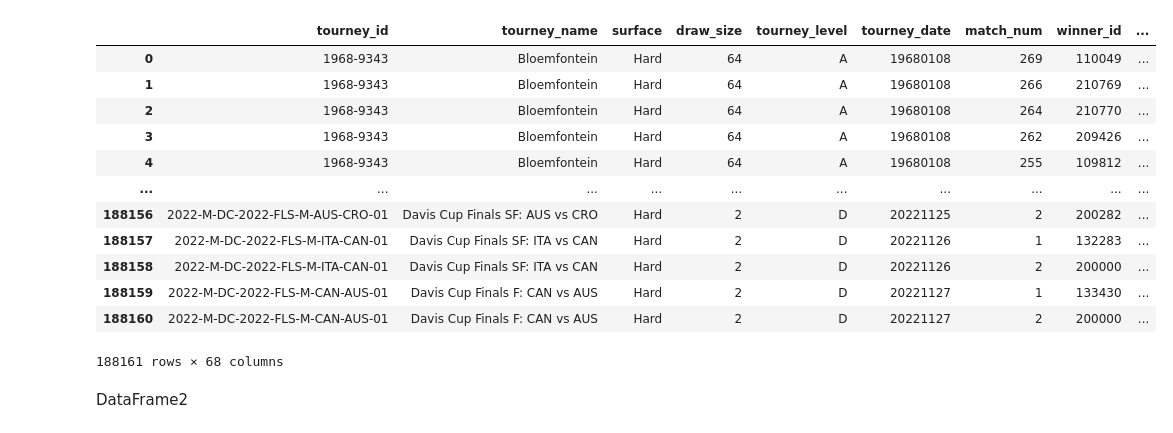
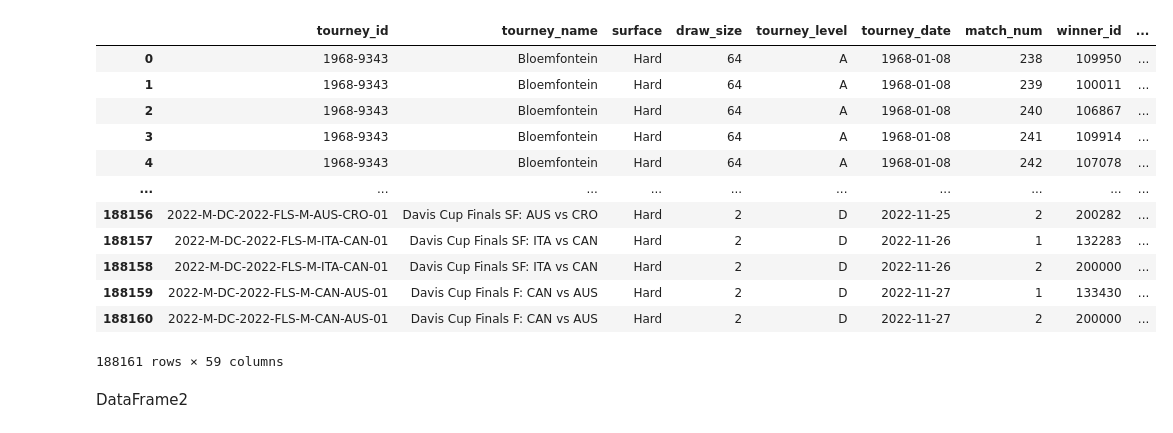
Before and after one commit to turulix/BI_Projekt, a Jupyter notebook: Aufgabe_4.ipynb, the cells around one changed output. Drawn from its saved outputs; the diff is of its cells as text; code cells hidden in the pictures.

```diff
--- a/Aufgabe_4.ipynb
+++ b/Aufgabe_4.ipynb
@@ -20,21 +20,21 @@ Bei df handelt es sich um ein gescheiterten Versuch Gescheiterter Versuch
 # %%
 df2 = pd.read_csv('data/atp_matches_till_2022_with_career.csv')
-df
-# gesammte laufzeit max 5 min
+df2
+# gesamte laufzeit max. 5 min
 # %% [output]
 |  | tourney_id | tourney_name | surface | draw_size | tourney_level | tourney_date | match_num | winner_id | ... |
-| 0 | 1968-9343 | Bloemfontein | Hard | 64 | A | 19680108 | 269 | 110049 | ... |
-| 1 | 1968-9343 | Bloemfontein | Hard | 64 | A | 19680108 | 266 | 210769 | ... |
-| 2 | 1968-9343 | Bloemfontein | Hard | 64 | A | 19680108 | 264 | 210770 | ... |
-| 3 | 1968-9343 | Bloemfontein | Hard | 64 | A | 19680108 | 262 | 209426 | ... |
-| 4 | 1968-9343 | Bloemfontein | Hard | 64 | A | 19680108 | 255 | 109812 | ... |
+| 0 | 1968-9343 | Bloemfontein | Hard | 64 | A | 1968-01-08 | 238 | 109950 | ... |
+| 1 | 1968-9343 | Bloemfontein | Hard | 64 | A | 1968-01-08 | 239 | 100011 | ... |
+| 2 | 1968-9343 | Bloemfontein | Hard | 64 | A | 1968-01-08 | 240 | 106867 | ... |
+| 3 | 1968-9343 | Bloemfontein | Hard | 64 | A | 1968-01-08 | 241 | 109914 | ... |
+| 4 | 1968-9343 | Bloemfontein | Hard | 64 | A | 1968-01-08 | 242 | 107078 | ... |
 | ... | ... | ... | ... | ... | ... | ... | ... | ... | ... |
-| 188156 | 2022-M-DC-2022-FLS-M-AUS-CRO-01 | Davis Cup Finals SF: AUS vs CRO | Hard | 2 | D | 20221125 | 2 | 200282 | ... |
-| 188157 | 2022-M-DC-2022-FLS-M-ITA-CAN-01 | Davis Cup Finals SF: ITA vs CAN | Hard | 2 | D | 20221126 | 1 | 132283 | ... |
-| 188158 | 2022-M-DC-2022-FLS-M-ITA-CAN-01 | Davis Cup Finals SF: ITA vs CAN | Hard | 2 | D | 20221126 | 2 | 200000 | ... |
-| 188159 | 2022-M-DC-2022-FLS-M-CAN-AUS-01 | Davis Cup Finals F: CAN vs AUS | Hard | 2 | D | 20221127 | 1 | 133430 | ... |
-| 188160 | 2022-M-DC-2022-FLS-M-CAN-AUS-01 | Davis Cup Finals F: CAN vs AUS | Hard | 2 | D | 20221127 | 2 | 200000 | ... |
+| 188156 | 2022-M-DC-2022-FLS-M-AUS-CRO-01 | Davis Cup Finals SF: AUS vs CRO | Hard | 2 | D | 2022-11-25 | 2 | 200282 | ... |
+| 188157 | 2022-M-DC-2022-FLS-M-ITA-CAN-01 | Davis Cup Finals SF: ITA vs CAN | Hard | 2 | D | 2022-11-26 | 1 | 132283 | ... |
+| 188158 | 2022-M-DC-2022-FLS-M-ITA-CAN-01 | Davis Cup Finals SF: ITA vs CAN | Hard | 2 | D | 2022-11-26 | 2 | 200000 | ... |
+| 188159 | 2022-M-DC-2022-FLS-M-CAN-AUS-01 | Davis Cup Finals F: CAN vs AUS | Hard | 2 | D | 2022-11-27 | 1 | 133430 | ... |
+| 188160 | 2022-M-DC-2022-FLS-M-CAN-AUS-01 | Davis Cup Finals F: CAN vs AUS | Hard | 2 | D | 2022-11-27 | 2 | 200000 | ... |
-188161 rows × 68 columns
+188161 rows × 59 columns
 # %%
 #df['winner_name'] = df.groupby('winner_name').mpg.rank(ascending=True, method='min')
 #df[['winner_name','winner_id','loser_id','winner_age','loser_age']]
```
Also changed, not shown: parts of 7 cells of this notebook, 3 other files.
